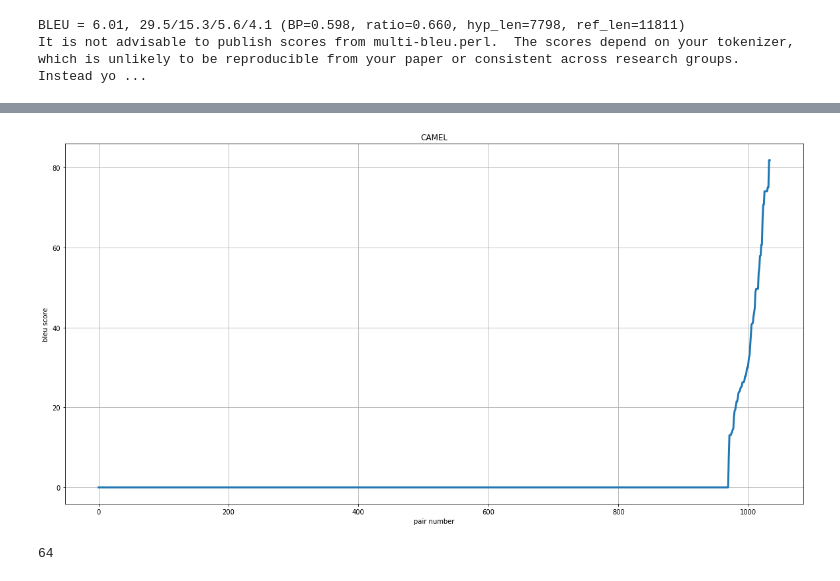
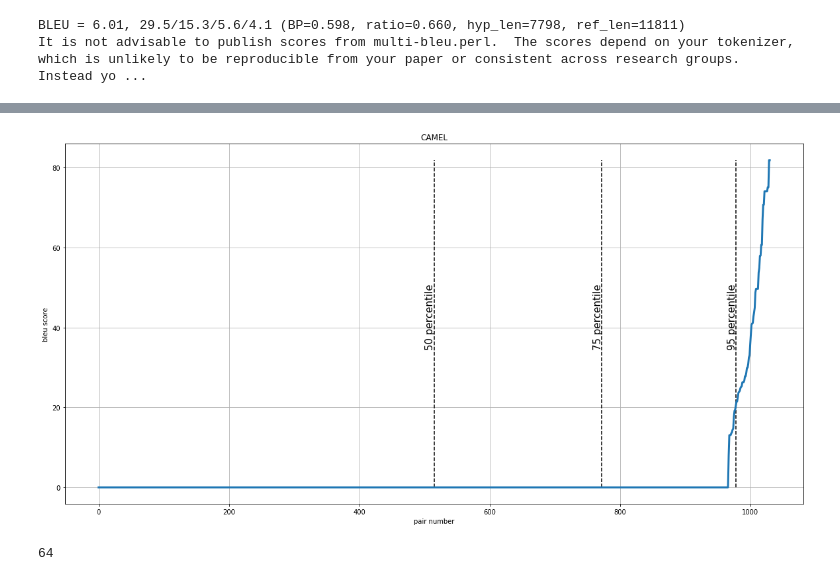
Before and after one commit to natalymr/gcm, a Jupyter notebook: results_analyzing/camel_results.ipynb, the cells around one changed output, grey strips where cells are left out. Cells and saved outputs as stored; diff of their text form; code cells hidden in the pictures.

```diff
--- a/results_analyzing/camel_results.ipynb
+++ b/results_analyzing/camel_results.ipynb
@@ -30,9 +34,9 @@ We got an error on this perl output: ..
 # %%
 sorted_tr_results: List[TranslationResults] = sort_by_bleu(translation_results)
 # %%
-plot_bleu(sorted_tr_results, 'CAMEL')
+plot_bleu(sorted_tr_results, 'CAMEL', [50, 75, 95], offset=14)
 # %% [output]
-[figure, old version]
+[figure, new version]
 # %%
 not_almost_zero = list(filter(TranslationResults.is_bleu_not_almost_zero, sorted_tr_results))
 len(not_almost_zero)
```
Also changed, not shown: parts of 2 cells of this notebook, 12 other files.
